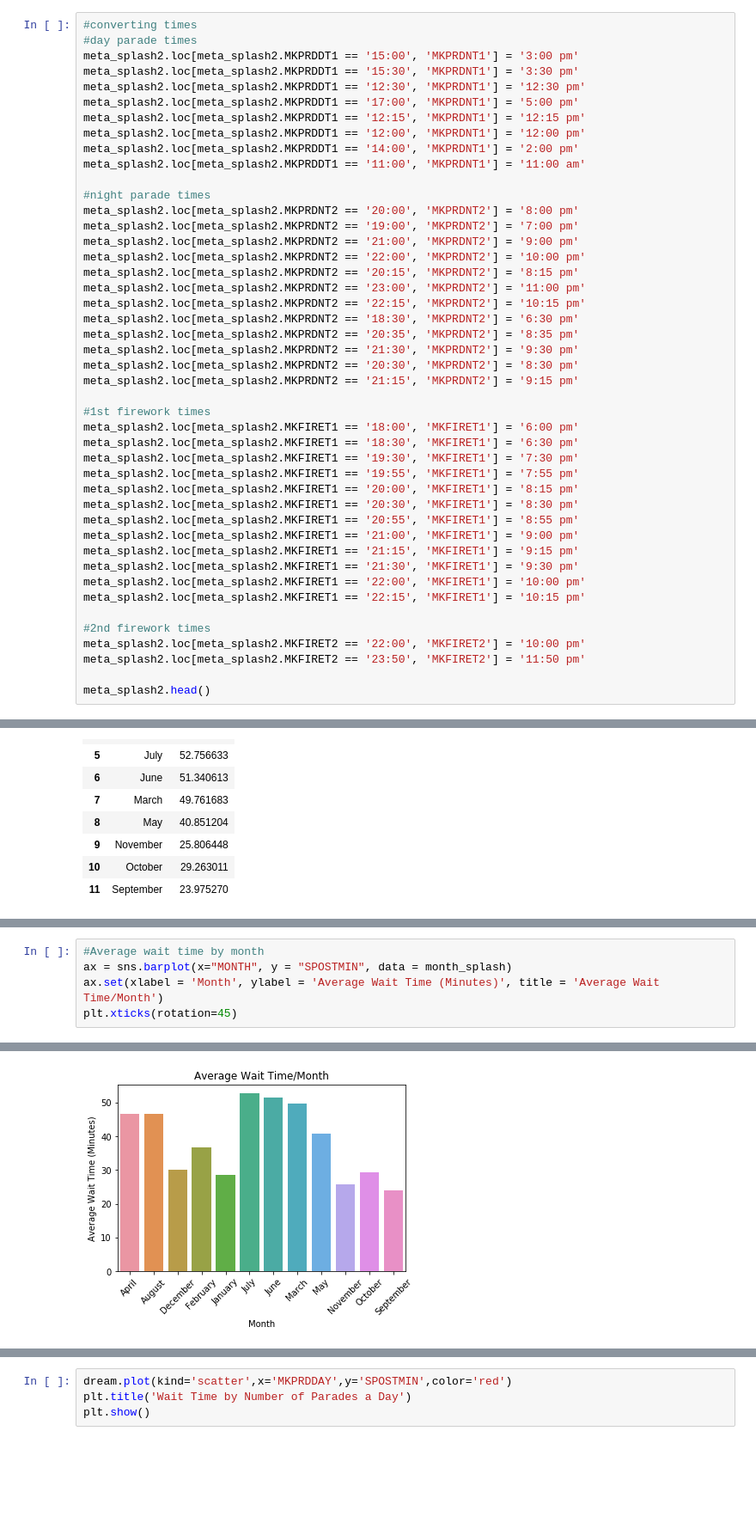
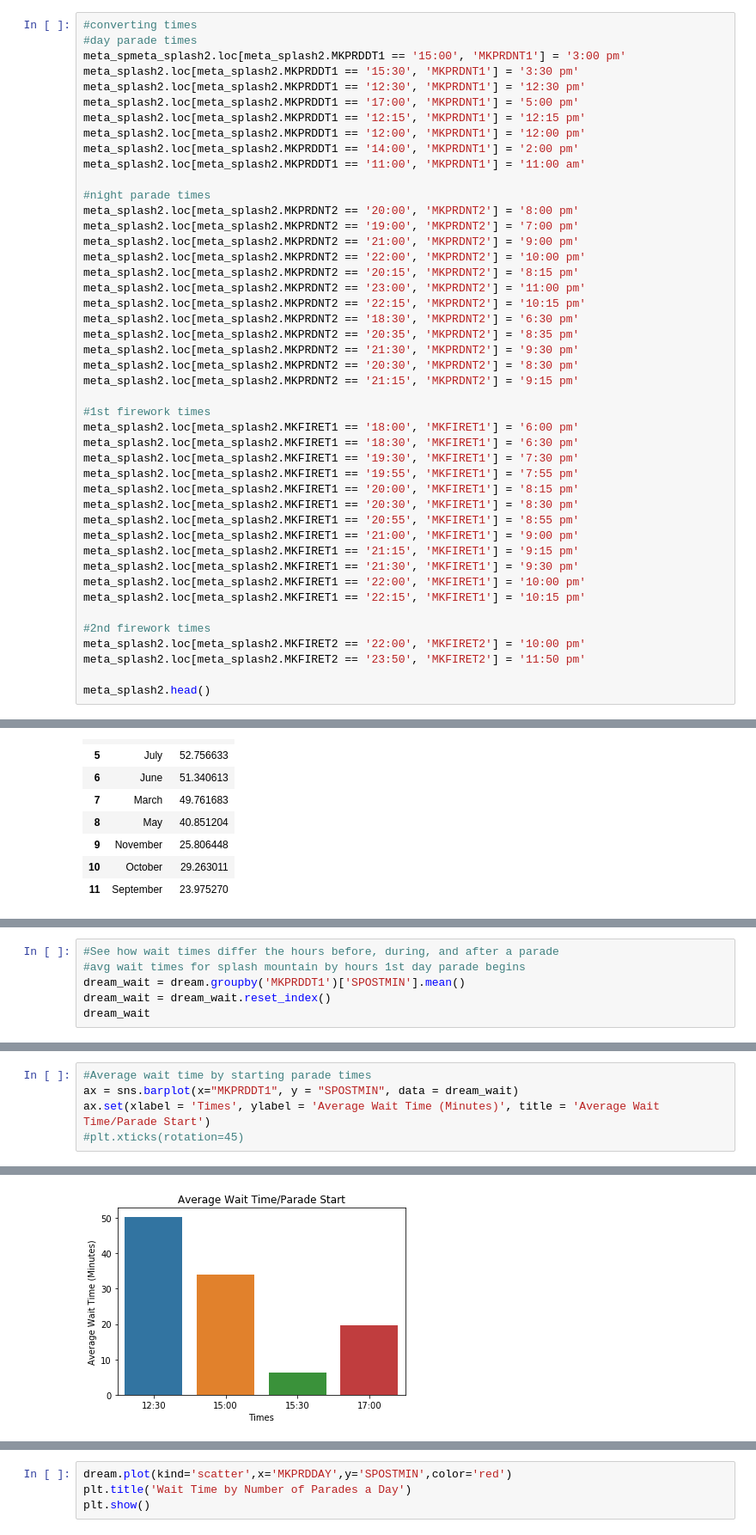
Before and after one commit to daviding11/Splash-Mountain-Wait-Time-Analysis, a Jupyter notebook: DataWrangling-Copy1-LW.ipynb, the cells around one changed output, grey strips where cells are left out. Shown at 86% size. Drawn from its saved outputs; the diff is of its cells as text; blank space fills up the shorter version.

```diff
--- a/DataWrangling-Copy1-LW.ipynb
+++ b/DataWrangling-Copy1-LW.ipynb
@@ -156,7 +156,7 @@ meta_splash2.head()
 # %%
 #converting times
 #day parade times
-meta_splash2.loc[meta_splash2.MKPRDDT1 == '15:00', 'MKPRDNT1'] = '3:00 pm'
+meta_spmeta_splash2.loc[meta_splash2.MKPRDDT1 == '15:00', 'MKPRDNT1'] = '3:00 pm'
 meta_splash2.loc[meta_splash2.MKPRDDT1 == '15:30', 'MKPRDNT1'] = '3:30 pm'
 meta_splash2.loc[meta_splash2.MKPRDDT1 == '12:30', 'MKPRDNT1'] = '12:30 pm'
 meta_splash2.loc[meta_splash2.MKPRDDT1 == '17:00', 'MKPRDNT1'] = '5:00 pm'
@@ -260,0 +266,6 @@ month_splash
+# %%
+#See how wait times differ the hours before, during, and after a parade
+#avg wait times for splash mountain by hours 1st day parade begins
+dream_wait = dream.groupby('MKPRDDT1')['SPOSTMIN'].mean()
+dream_wait = dream_wait.reset_index()
+dream_wait
@@ -261,6 +278,6 @@ month_splash
 # %%
-#Average wait time by month
-ax = sns.barplot(x="MONTH", y = "SPOSTMIN", data = month_splash)
-ax.set(xlabel = 'Month', ylabel = 'Average Wait Time (Minutes)', title = 'Average Wait Time/Month')
-plt.xticks(rotation=45)
+#Average wait time by starting parade times
+ax = sns.barplot(x="MKPRDDT1", y = "SPOSTMIN", data = dream_wait)
+ax.set(xlabel = 'Times', ylabel = 'Average Wait Time (Minutes)', title = 'Average Wait Time/Parade Start')
+#plt.xticks(rotation=45)
 # %% [output]
@@ -269,2 +287,2 @@ plt.xticks(rotation=45)
-[figure, old version]
+[figure, new version]
 # %%
```
Also changed, not shown: parts of 34 cells of this notebook.
